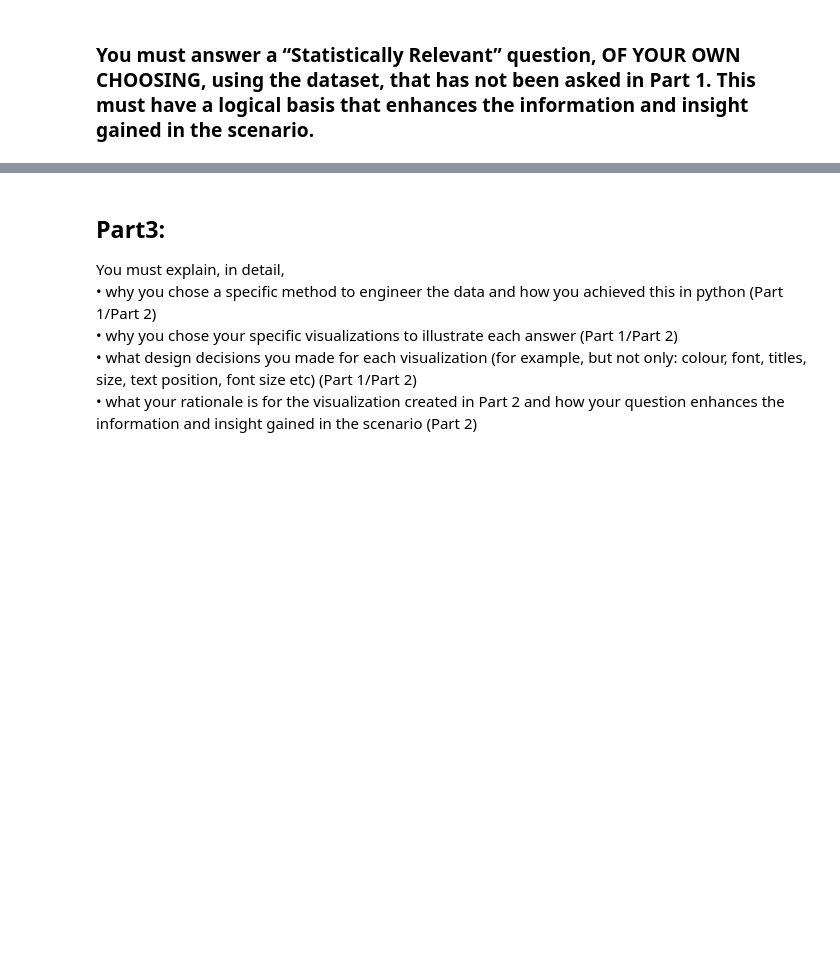
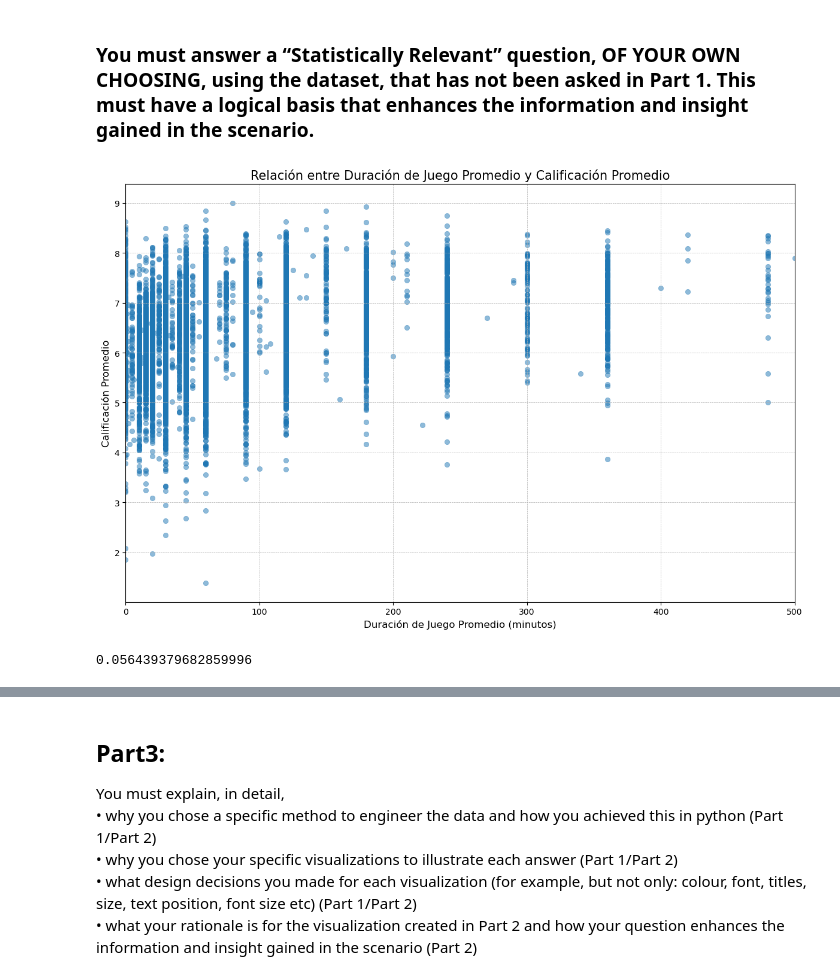
Before and after one commit to FJGM2023015/CA1_DVis_HDip_Lvl8-, a Jupyter notebook: Francisco_Gorigoitia_DVisHDip_CA1.ipynb, the cells around one changed output, grey strips where cells are left out. Drawn from its saved outputs; the diff is of its cells as text; code cells hidden in the pictures; blank space fills up the shorter version.

```diff
--- a/Francisco_Gorigoitia_DVisHDip_CA1.ipynb
+++ b/Francisco_Gorigoitia_DVisHDip_CA1.ipynb
@@ -324,3 +324,21 @@ plt.show()
 ## Part 2
 # %% [markdown]
 ### You must answer a “Statistically Relevant” question, OF YOUR OWN CHOOSING, using the dataset, that has not been asked in Part 1. This must have a logical basis that enhances the information and insight gained in the scenario.
+# %%
+# Visualización de la relación entre playing_time y average_rating
+plt.figure(figsize=(12, 8))
+sns.scatterplot(x=df_games['playing_time'], y=df_games['average_rating'], alpha=0.5, edgecolor=None)
+plt.title('Relación entre Duración de Juego Promedio y Calificación Promedio', fontsize=15)
+plt.xlabel('Duración de Juego Promedio (minutos)', fontsize=12)
+plt.ylabel('Calificación Promedio', fontsize=12)
+plt.xlim(0, 500)  # Limitamos el eje x para visualizar mejor la mayoría de los puntos
+plt.grid(True, which='both', linestyle='--', linewidth=0.5)
+plt.tight_layout()
+plt.show()
+
+# Calcular el coeficiente de correlación entre playing_time y average_rating
+correlation_coefficient_df_games = df_games['playing_time'].corr(df_games['average_rating'])
+correlation_coefficient_df_games
+# %% [output]
+[figure, added]
+0.056439379682859996
```
Also changed, not shown: parts of 1 cell of this notebook.
